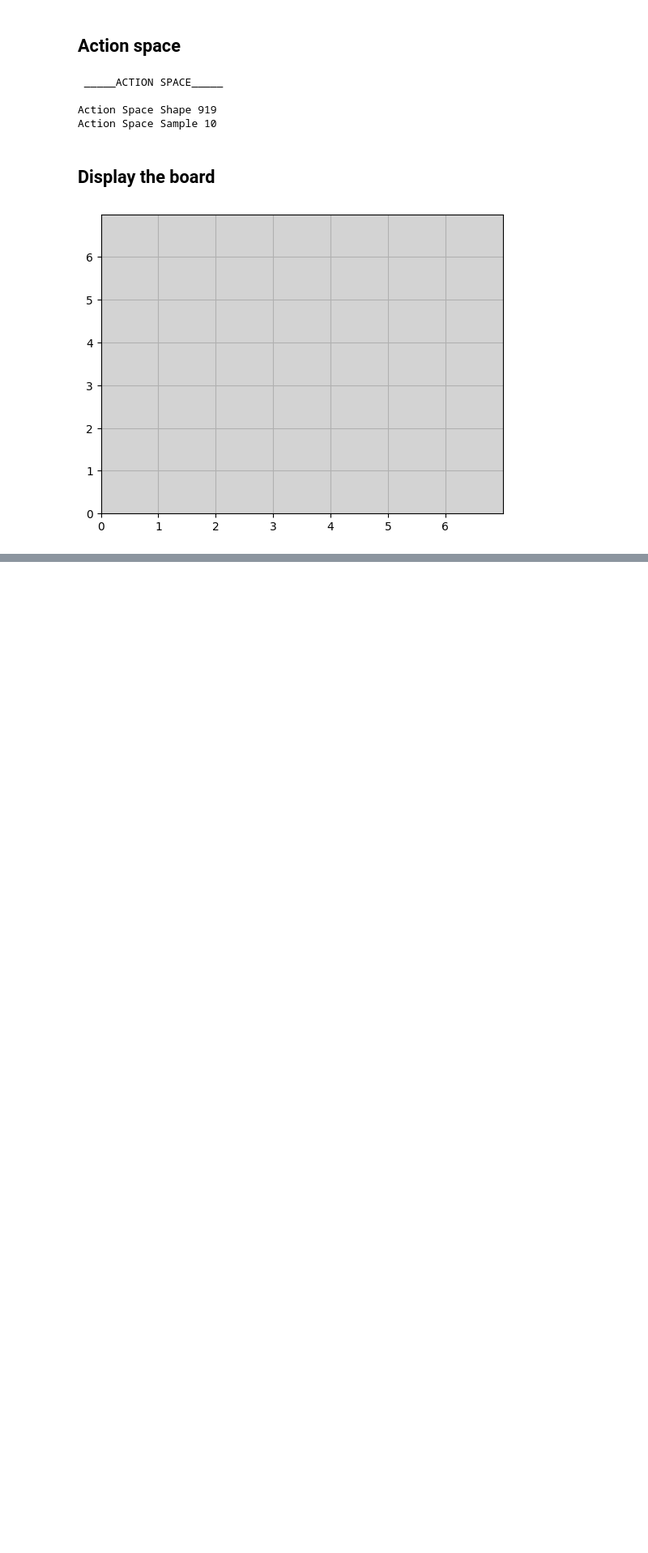
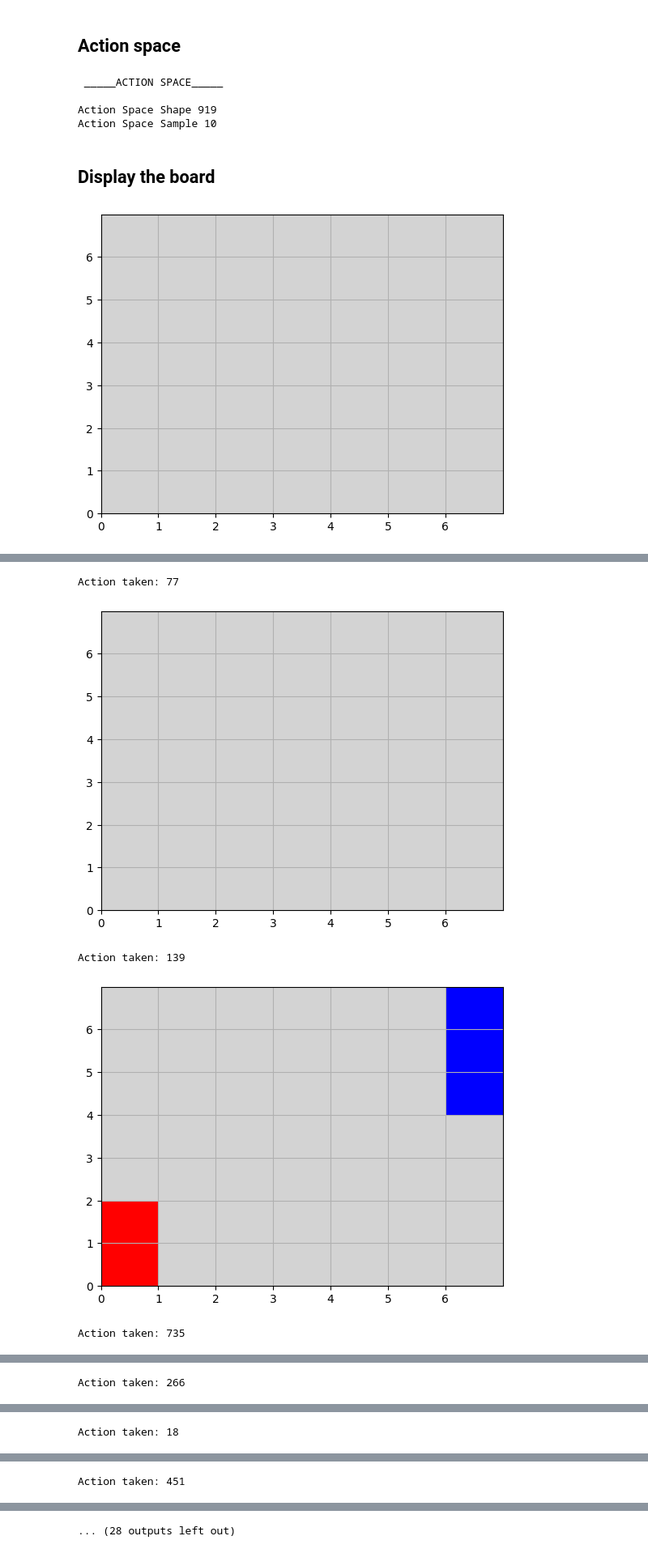
Before and after one commit to KubiakJakub01/Blokus-RL, a Jupyter notebook: src/notebooks/blokus_board.ipynb, the cells around one changed output, grey strips where cells are left out. Shown at 81% size. Drawn from its saved outputs; the diff is of its cells as text; code cells hidden in the pictures; blank space fills up the shorter version.

Commit message:
Show sample game with visual board

```diff
--- a/src/notebooks/blokus_board.ipynb
+++ b/src/notebooks/blokus_board.ipynb
@@ -94,0 +97,23 @@ env.render()
+# %%
+env.reset()
+for _ in range(20):
+    # Take a random action
+    action = env.action_space.sample()
+    print("Action taken:", action)
+    env.render()
+
+    # Do this action in the environment and get
+    # next_state, reward, done and info
+    observation, reward, done, info = env.step(action)
+
+    # Check if the game is done
+    if done:
+        # Reset the environment
+        print("Environment is reset")
+        observation = env.reset()
+# %% [output]
+Action taken: 77
+[figure, added]
+Action taken: 139
+[figure, added]
+Action taken: 735
@@ -94,0 +121 @@ env.render()
+Action taken: 266
@@ -94,0 +123 @@ env.render()
+Action taken: 18
@@ -94,0 +125 @@ env.render()
+Action taken: 451
@@ -94,0 +127 @@ env.render()
+... (28 outputs left out)
```
Also changed, not shown: parts of 2 cells of this notebook.
